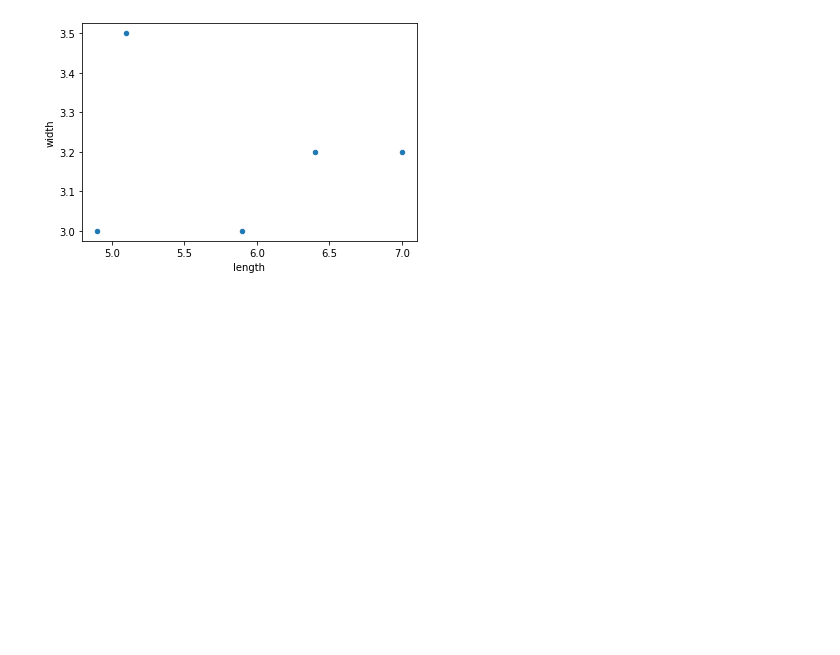
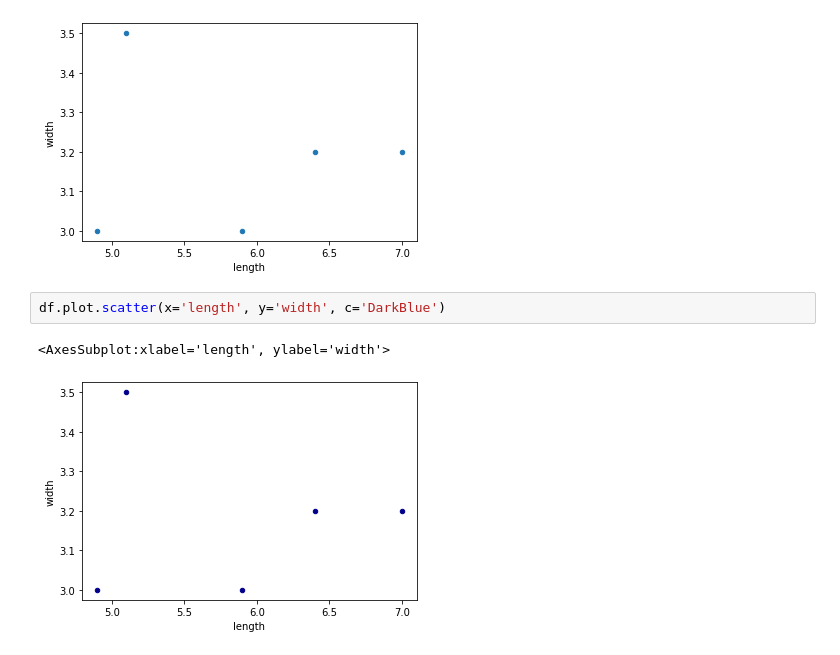
Before and after one commit to Nahid-Hassan/advanced-machine-learning-v1, a Jupyter notebook: snippets/pandas-dataframe-plot.ipynb, the cells around one changed output. Cells and saved outputs as stored; diff of their text form; blank space fills up the shorter version.

Commit message:
df-plot-scatter

```diff
--- a/snippets/pandas-dataframe-plot.ipynb
+++ b/snippets/pandas-dataframe-plot.ipynb
@@ -24,3 +28,8 @@ df.plot.scatter(x='length', y='width')
 Matplotlib is building the font cache; this may take a moment.
 <AxesSubplot:xlabel='length', ylabel='width'>
 [figure]
+# %%
+df.plot.scatter(x='length', y='width', c='DarkBlue')
+# %% [output]
+<AxesSubplot:xlabel='length', ylabel='width'>
+[figure, added]
```
Also changed, not shown: parts of 2 cells of this notebook.
